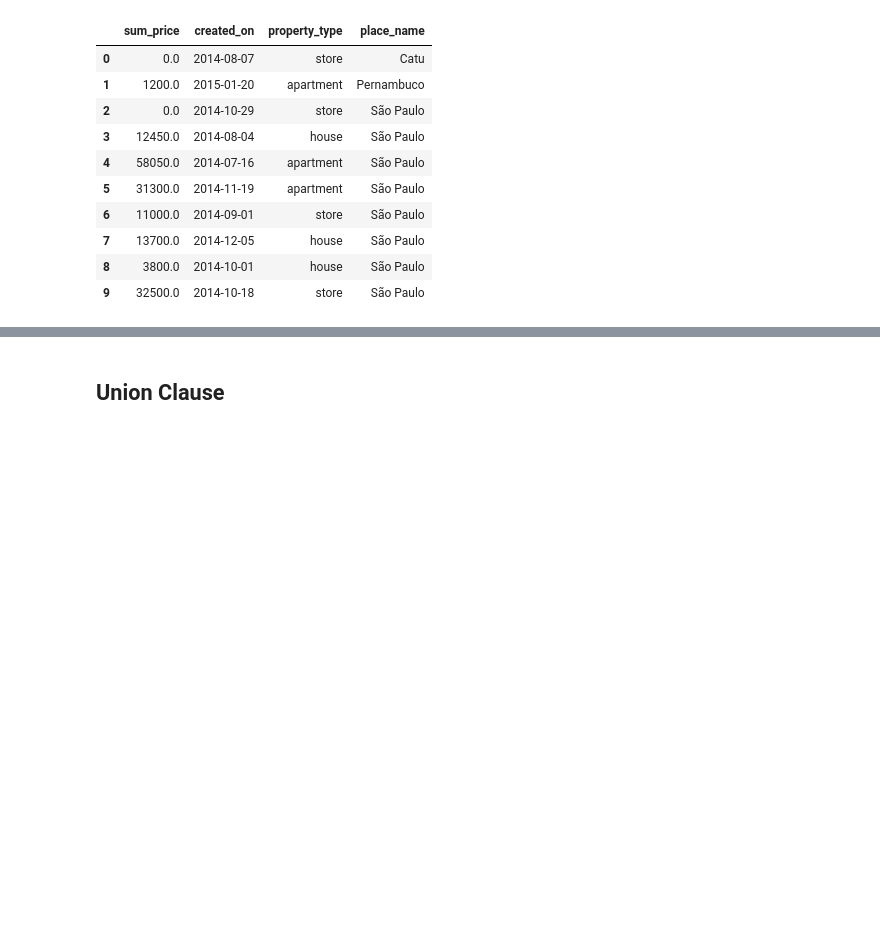
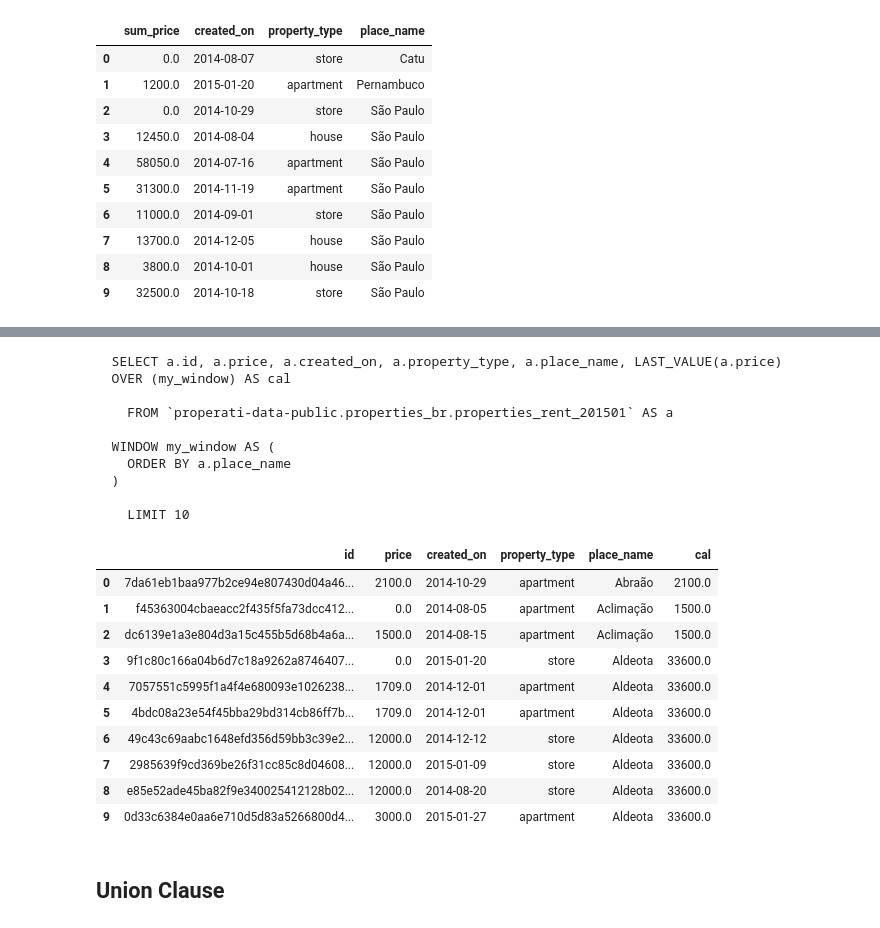
Before and after one commit to bornsky/RealEstate_SQL, a Jupyter notebook: SQL_BQ.ipynb, the cells around one changed output, grey strips where cells are left out. Cells and saved outputs as stored; diff of their text form; code cells hidden in the pictures; blank space fills up the shorter version.

Commit message:
added WINDOW Clause with OVER

```diff
--- a/SQL_BQ.ipynb
+++ b/SQL_BQ.ipynb
@@ -668,21 +674,48 @@ df.head(10)
 # %%
 query = """
-  SELECT *
+  SELECT a.id, a.price, a.created_on, a.property_type, a.place_name, LAST_VALUE(a.price)
+  OVER (my_window) AS cal
 
-    FROM `properati-data-public.properties_br.properties_rent_201501`
+    FROM `properati-data-public.properties_br.properties_rent_201501` AS a
+
+  WINDOW my_window AS (
+    ORDER BY a.place_name
+  )
 
     LIMIT 10
 """.format(process_date_no_dash)
 
 # Run a Standard SQL query using the environment's default project
 df = pandas.read_gbq(query, dialect='standard')
 
 # Run a Standard SQL query with the project set explicitly
 df = pandas.read_gbq(query, project_id=project_id, dialect='standard')
 
 print(query)
 
 df.head(10)
+# %% [output]
+  SELECT a.id, a.price, a.created_on, a.property_type, a.place_name, LAST_VALUE(a.price)
+  OVER (my_window) AS cal
+
+    FROM `properati-data-public.properties_br.properties_rent_201501` AS a
+
+  WINDOW my_window AS (
+    ORDER BY a.place_name
+  )
+
+    LIMIT 10
+|  | id | price | created_on | property_type | place_name | cal |
+| 0 | 7da61eb1baa977b2ce94e807430d04a46... | 2100.0 | 2014-10-29 | apartment | Abraão | 2100.0 |
+| 1 | f45363004cbaeacc2f435f5fa73dcc412... | 0.0 | 2014-08-05 | apartment | Aclimação | 1500.0 |
+| 2 | dc6139e1a3e804d3a15c455b5d68b4a6a... | 1500.0 | 2014-08-15 | apartment | Aclimação | 1500.0 |
+| 3 | 9f1c80c166a04b6d7c18a9262a8746407... | 0.0 | 2015-01-20 | store | Aldeota | 33600.0 |
+| 4 | 7057551c5995f1a4f4e680093e1026238... | 1709.0 | 2014-12-01 | apartment | Aldeota | 33600.0 |
+| 5 | 4bdc08a23e54f45bba29bd314cb86ff7b... | 1709.0 | 2014-12-01 | apartment | Aldeota | 33600.0 |
+| 6 | 49c43c69aabc1648efd356d59bb3c39e2... | 12000.0 | 2014-12-12 | store | Aldeota | 33600.0 |
+| 7 | 2985639f9cd369be26f31cc85c8d04608... | 12000.0 | 2015-01-09 | store | Aldeota | 33600.0 |
+| 8 | e85e52ade45ba82f9e340025412128b02... | 12000.0 | 2014-08-20 | store | Aldeota | 33600.0 |
+| 9 | 0d33c6384e0aa6e710d5d83a5266800d4... | 3000.0 | 2015-01-27 | apartment | Aldeota | 33600.0 |
 # %% [markdown]
 <h2>Union Clause</h2>
 # %%
```
Also changed, not shown: parts of 2 cells of this notebook.
